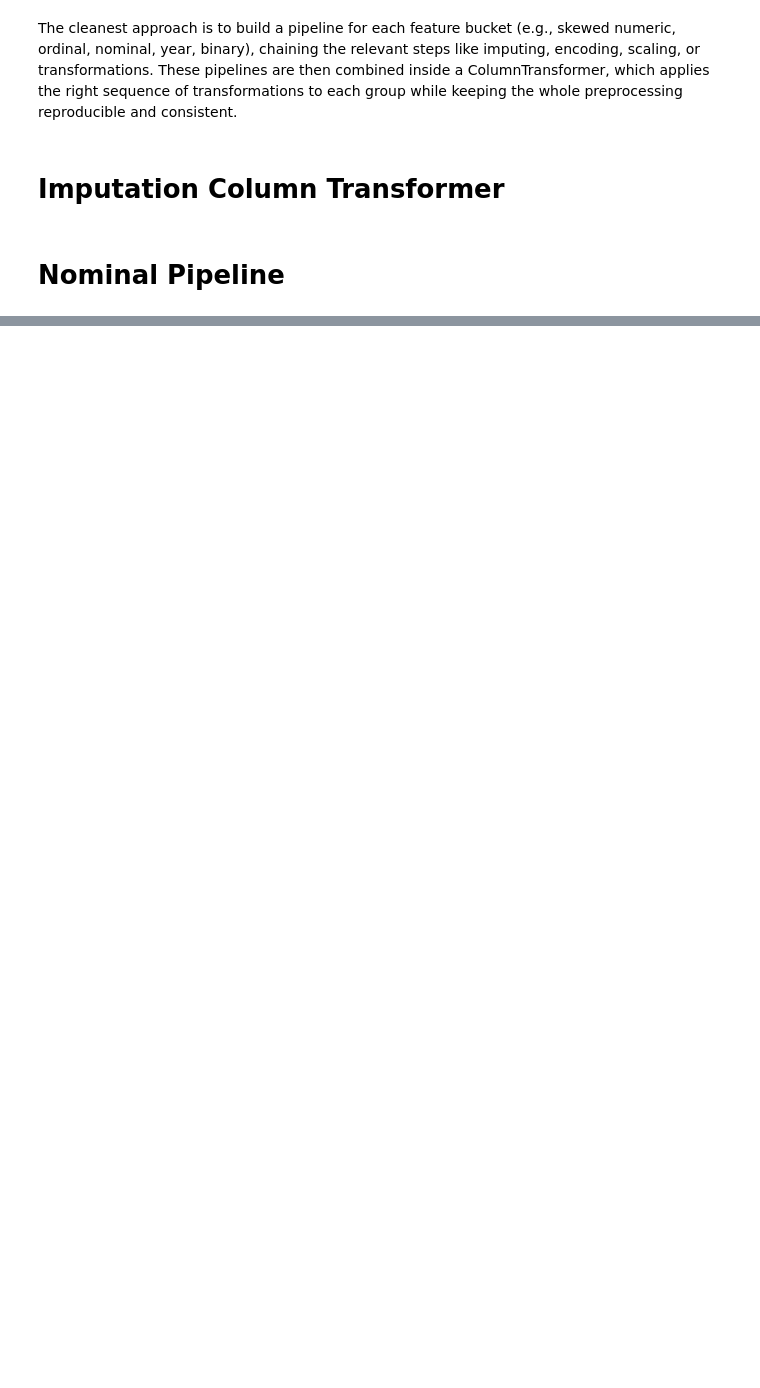
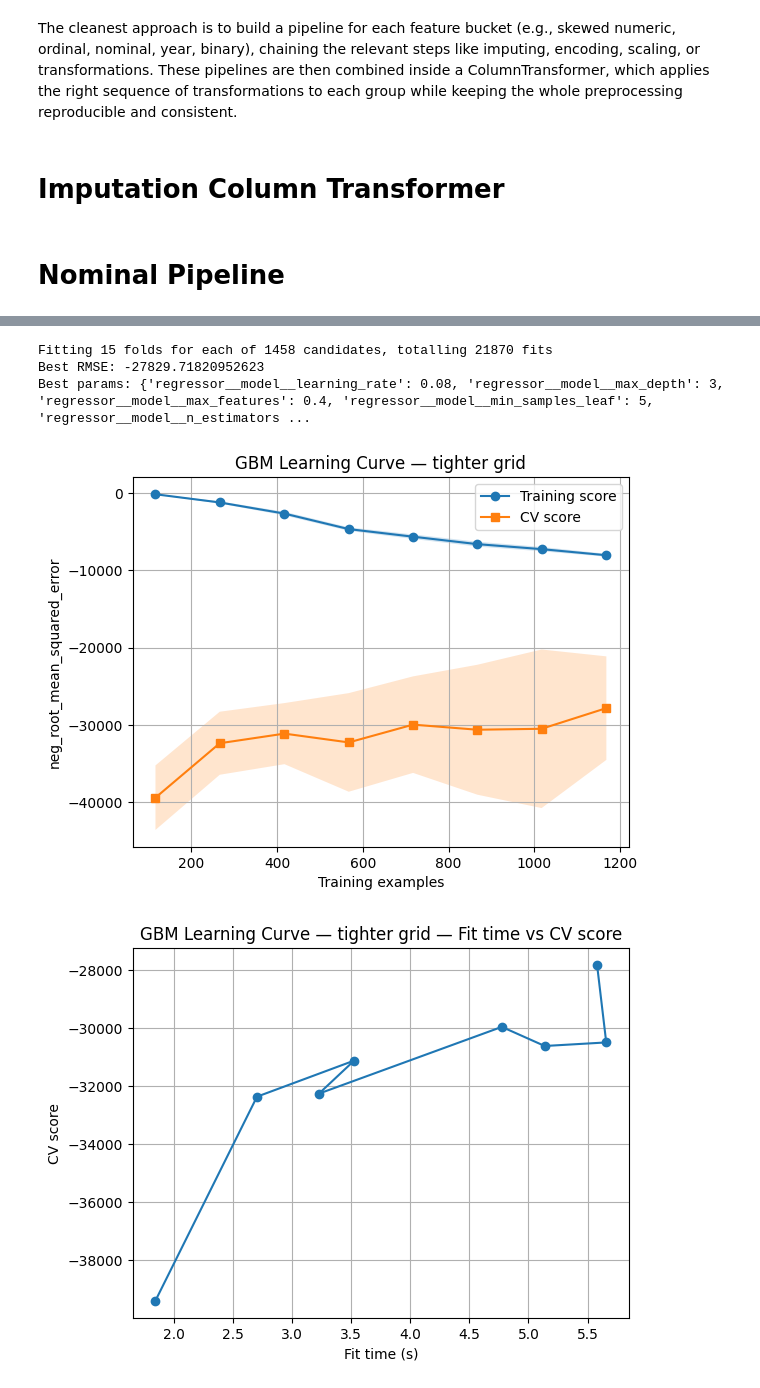
Before and after one commit to a1hmad23/Housing-prices-ml, a Jupyter notebook: notebooks/02_preprocessing.ipynb, the cells around one changed output, grey strips where cells are left out. Saved outputs shown, nothing was run; the diff lists cells and outputs as text; code cells hidden in the pictures; blank space fills up the shorter version.

```diff
--- a/notebooks/02_preprocessing.ipynb
+++ b/notebooks/02_preprocessing.ipynb
@@ -275,0 +473,3 @@ nominal_pipeline = Pipeline([
+# %%
+X = train.drop(columns=['SalePrice'])
+y = train['SalePrice']
@@ -275,0 +864,41 @@ nominal_pipeline = Pipeline([
+# %%
+gbm_tighter = {
+    'regressor__model__max_depth': [3, 4],
+    'regressor__model__min_samples_leaf': [5, 10, 20],
+    'regressor__model__max_features': [0.4, 0.6, 'sqrt'],   # float = fraction of features
+    'regressor__model__subsample': [0.6, 0.7, 0.8],
+    'regressor__model__n_estimators': [400, 600, 800],
+    'regressor__model__learning_rate': [0.03, 0.05, 0.08],
+    'regressor__preprocess__features__nominal__collapse__threshold': [10, 20, 40],
+}
+
+gbm_grid_tighter = GridSearchCV(
+    estimator=gbm_est,   # your pipeline: preprocess -> model
+    param_grid=gbm_tighter,
+    scoring='neg_root_mean_squared_error',
+    cv=cv5,               # your chosen splitter
+    n_jobs=-1,
+    verbose=1,
+    refit=True           # default; ensures best_estimator_ is refit on full data
+)
+
+gbm_grid_tighter.fit(X, y)
+print("Best RMSE:", gbm_grid_tighter.best_score_)
+print("Best params:", gbm_grid_tighter.best_params_)
+
+# Learning curve on the *single best* model (not the whole grid)
+plot_learning_curve(
+    estimator=gbm_grid_tighter.best_estimator_,
+    X=X, y=y,
+    cv=cv,
+    scoring="neg_root_mean_squared_error",
+    shuffle=False,
+    n_jobs=-1,
+    title="GBM Learning Curve — tighter grid"
+)
+# %% [output]
+Fitting 15 folds for each of 1458 candidates, totalling 21870 fits
+Best RMSE: -27829.71820952623
+Best params: {'regressor__model__learning_rate': 0.08, 'regressor__model__max_depth': 3, 'regressor__model__max_features': 0.4, 'regressor__model__min_samples_leaf': 5, 'regressor__model__n_estimators ...
+[figure, added]
+[figure, added]
```
Also changed, not shown: parts of 60 cells of this notebook.
